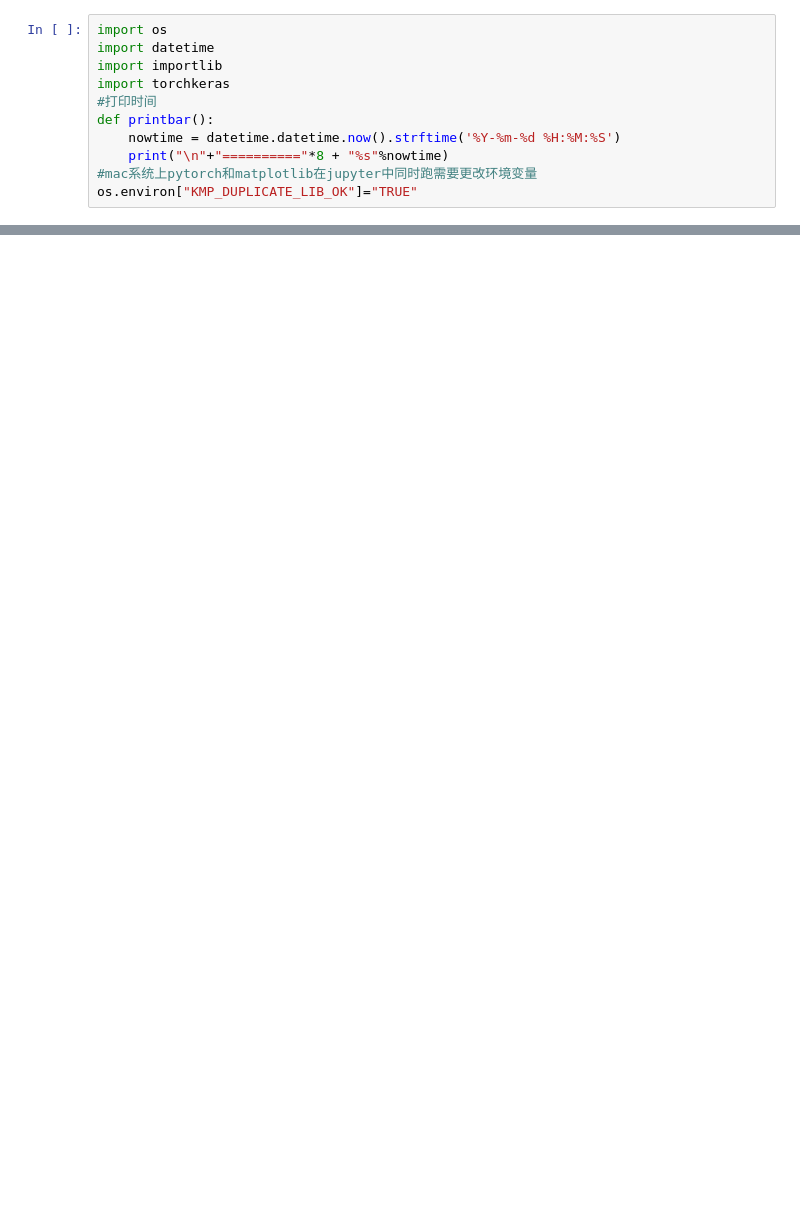
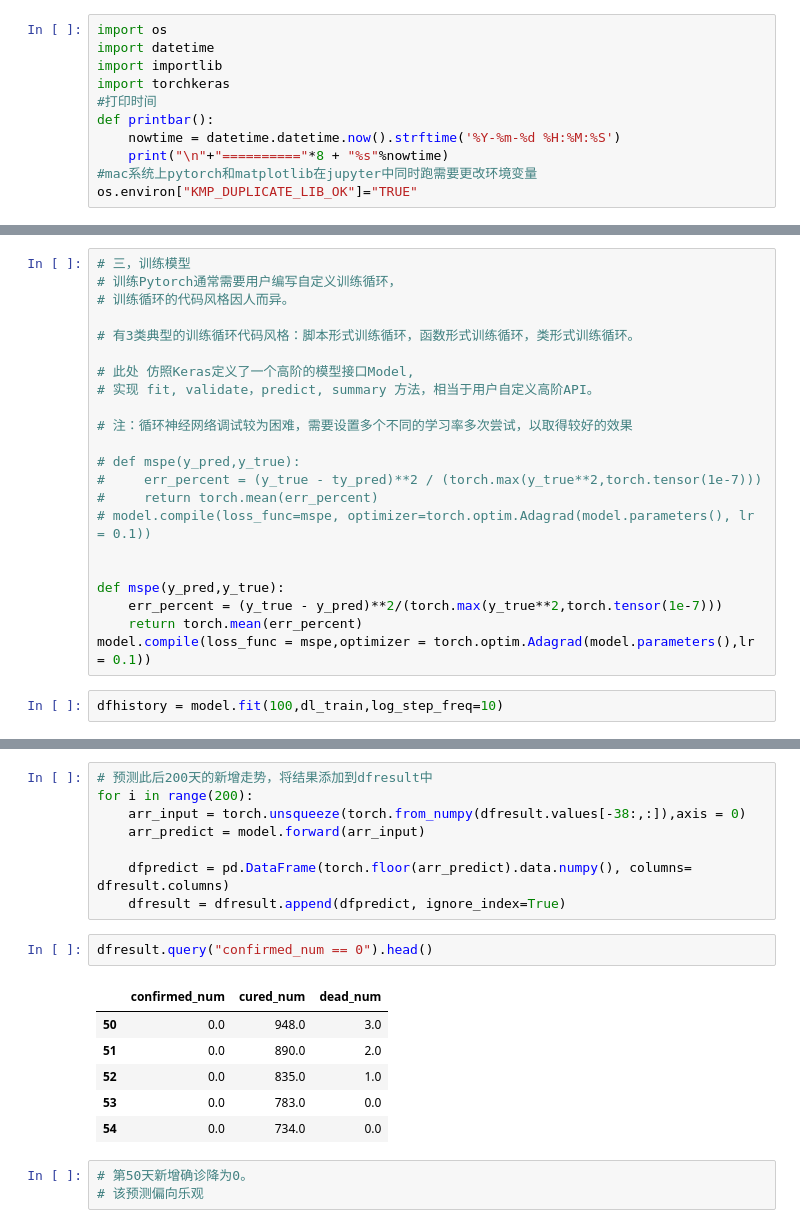
Before and after one commit to jayphone17/PYTORCH_IN_20_DAYS, a Jupyter notebook: src/1-4 时间序列数据建模.ipynb, the cells around one changed output, grey strips where cells are left out. Saved outputs shown, nothing was run; the diff lists cells and outputs as text; blank space fills up the shorter version.

Commit message:
Covid-19 Prediction DONE! 😄

```diff
--- a/src/1-4 时间序列数据建模.ipynb
+++ b/src/1-4 时间序列数据建模.ipynb
@@ -34,0 +140,24 @@ dfdiff = dfdiff.drop("date", axis = 1).astype("float32")
+# %%
+# 三，训练模型
+# 训练Pytorch通常需要用户编写自定义训练循环，
+# 训练循环的代码风格因人而异。
+
+# 有3类典型的训练循环代码风格：脚本形式训练循环，函数形式训练循环，类形式训练循环。
+
+# 此处 仿照Keras定义了一个高阶的模型接口Model,
+# 实现 fit, validate，predict, summary 方法，相当于用户自定义高阶API。
+
+# 注：循环神经网络调试较为困难，需要设置多个不同的学习率多次尝试，以取得较好的效果
+
+# def mspe(y_pred,y_true):
+#     err_percent = (y_true - ty_pred)**2 / (torch.max(y_true**2,torch.tensor(1e-7)))
+#     return torch.mean(err_percent)
+# model.compile(loss_func=mspe, optimizer=torch.optim.Adagrad(model.parameters(), lr = 0.1))
+
+
+def mspe(y_pred,y_true):
+    err_percent = (y_true - y_pred)**2/(torch.max(y_true**2,torch.tensor(1e-7)))
+    return torch.mean(err_percent)
+model.compile(loss_func = mspe,optimizer = torch.optim.Adagrad(model.parameters(),lr = 0.1))
+# %%
+dfhistory = model.fit(100,dl_train,log_step_freq=10)
@@ -34,0 +217,20 @@ dfdiff = dfdiff.drop("date", axis = 1).astype("float32")
+# %%
+# 预测此后200天的新增走势，将结果添加到dfresult中
+for i in range(200):
+    arr_input = torch.unsqueeze(torch.from_numpy(dfresult.values[-38:,:]),axis = 0)
+    arr_predict = model.forward(arr_input)
+
+    dfpredict = pd.DataFrame(torch.floor(arr_predict).data.numpy(), columns= dfresult.columns)
+    dfresult = dfresult.append(dfpredict, ignore_index=True)
+# %%
+dfresult.query("confirmed_num == 0").head()
+# %% [output]
+|  | confirmed_num | cured_num | dead_num |
+| 50 | 0.0 | 948.0 | 3.0 |
+| 51 | 0.0 | 890.0 | 2.0 |
+| 52 | 0.0 | 835.0 | 1.0 |
+| 53 | 0.0 | 783.0 | 0.0 |
+| 54 | 0.0 | 734.0 | 0.0 |
+# %%
+# 第50天新增确诊降为0。
+# 该预测偏向乐观
```
Also changed, not shown: parts of 11 cells of this notebook.
